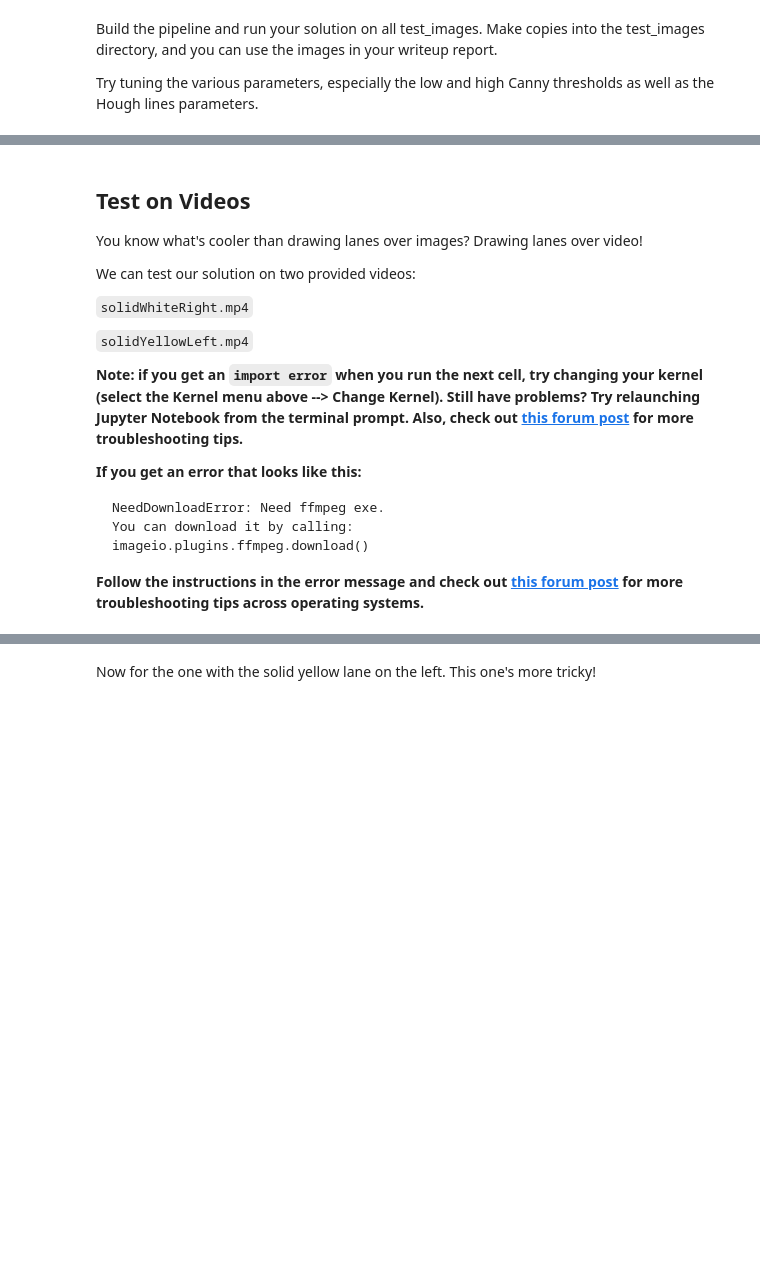
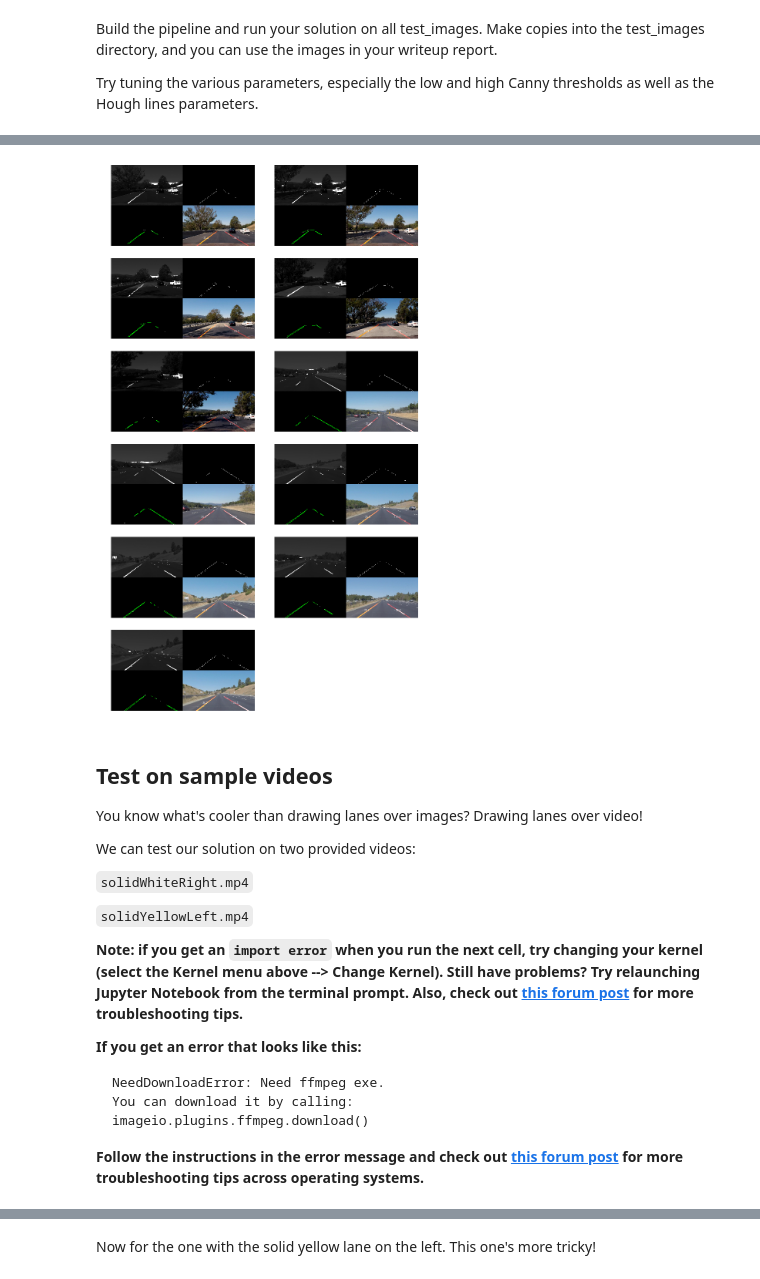
Before and after one commit to lpadukana/CarND-LaneLines-P1, a Jupyter notebook: P1.ipynb, the cells around one changed output, grey strips where cells are left out. Cells and saved outputs as stored; diff of their text form; code cells hidden in the pictures; blank space fills up the shorter version.

```diff
--- a/P1.ipynb
+++ b/P1.ipynb
@@ -859,5 +557,29 @@ def detect(img, kernel_size=9, canny_low=30, canny_ratio=3,
+# %%
+# TODO: Build your pipeline that will draw lane lines on the test_images
+# then save them to the out/ directory.
+
+def files_in(directory):
+    return ["{}/{}".format(directory, file) for file in os.listdir(directory) if file[-3:] == 'jpg']
+
+def process_test_images(directory):
+    detector = LaneDetector()
+    processor = LaneImageProcessor(detector, history_size=1, debug=True)
+
+    filenames = files_in(directory)
+    processed = [processor.process(Frame.load(filename)) for filename in filenames]
+
+    FrameGrid(2).show(processed, xdim=6)
+
+    for filename, frame in zip(filenames, processed):
+        outfile = "{}/{}-processed.jpg".format("out", filename.split('/')[-1])
+        frame.save(outfile)
+
+process_test_images("test_images/")
+# process_test_images("in/")
+# %% [output]
+[figure, added]
 # %% [markdown]
-## Test on Videos
+## Test on sample videos
 
 You know what's cooler than drawing lanes over images? Drawing lanes over video!
 
```
Also changed, not shown: parts of 63 cells of this notebook.
